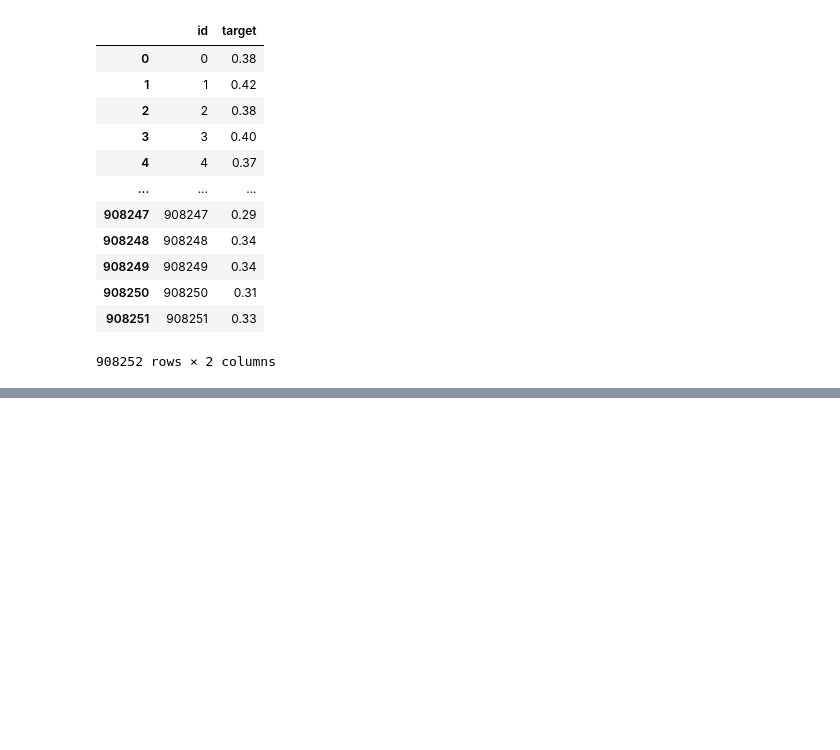
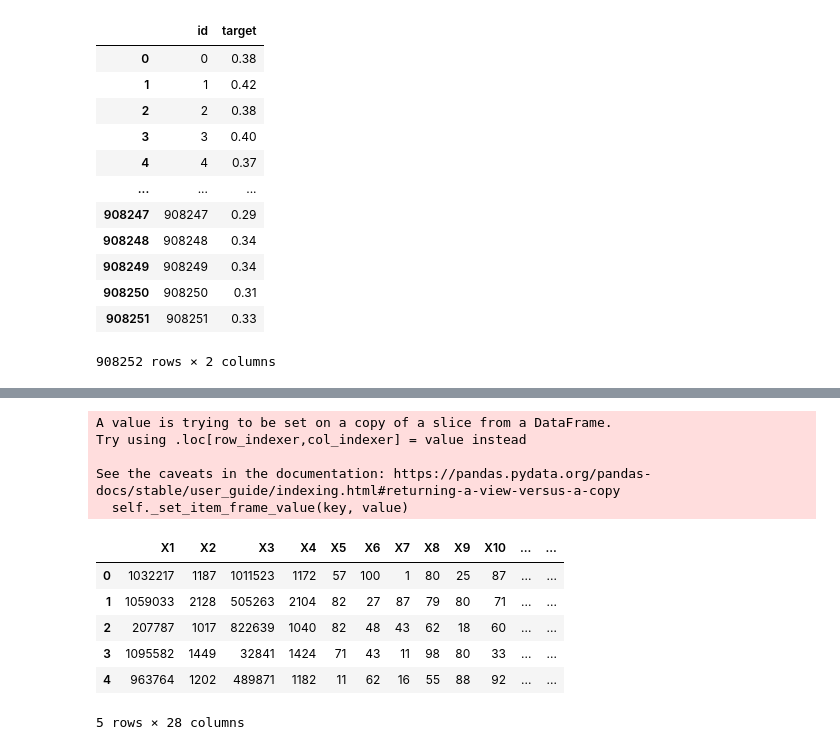
Before and after one commit to Yuriy-Kanygin/Ozon-Games, a Jupyter notebook: Ozone Games.ipynb, the cells around one changed output, grey strips where cells are left out. Cells and saved outputs as stored; diff of their text form; code cells hidden in the pictures; blank space fills up the shorter version.

```diff
--- a/Ozone Games.ipynb
+++ b/Ozone Games.ipynb
@@ -97,0 +109,4 @@ ans.to_csv('submission.csv',index=False)
+# %%
+data = pd.read_csv('train.csv')
+data.dropna()
+data.head()
@@ -97,0 +123,9 @@ ans.to_csv('submission.csv',index=False)
+# %%
+target_encoder_X2 = TargetEncoder(smoothing=0.2)
+target_encoder_X2.fit(data['X2'], data['target'])
+
+target_encoder_X4 = TargetEncoder(smoothing=0.2)
+target_encoder_X4.fit(data['X4'], data['target'])
+
+data['X2'] = target_encoder_X2.transform(data['X2'])
+data['X4'] = target_encoder_X4.transform(data['X4'])
@@ -97,0 +151,3 @@ ans.to_csv('submission.csv',index=False)
+# %%
+data_test = pd.read_csv('test.csv')
+data_test.head()
@@ -97,0 +162,23 @@ ans.to_csv('submission.csv',index=False)
+# %%
+X_final_test = data_test.loc[:, 'X0':'X21']
+
+X_final_test['X2'] = target_encoder_X2.transform(X_final_test['X2'])
+X_final_test['X4'] = target_encoder_X4.transform(X_final_test['X4'])
+
+dummies_X0 = pd.get_dummies(X_final_test['X0'])
+X_final_test = pd.concat([X_final_test, dummies_X0], axis=1)
+X_final_test = X_final_test.loc[:, 'X1':]
+X_final_test.head()
+# %% [output]
+A value is trying to be set on a copy of a slice from a DataFrame.
+Try using .loc[row_indexer,col_indexer] = value instead
+
+See the caveats in the documentation: https://pandas.pydata.org/pandas-docs/stable/user_guide/indexing.html#returning-a-view-versus-a-copy
+  self._set_item_frame_value(key, value)
+|  | X1 | X2 | X3 | X4 | X5 | X6 | X7 | X8 | X9 | X10 | ... | ... |
+| 0 | 1032217 | 1187 | 1011523 | 1172 | 57 | 100 | 1 | 80 | 25 | 87 | ... | ... |
+| 1 | 1059033 | 2128 | 505263 | 2104 | 82 | 27 | 87 | 79 | 80 | 71 | ... | ... |
+| 2 | 207787 | 1017 | 822639 | 1040 | 82 | 48 | 43 | 62 | 18 | 60 | ... | ... |
+| 3 | 1095582 | 1449 | 32841 | 1424 | 71 | 43 | 11 | 98 | 80 | 33 | ... | ... |
+| 4 | 963764 | 1202 | 489871 | 1182 | 11 | 62 | 16 | 55 | 88 | 92 | ... | ... |
+5 rows × 28 columns
```
Also changed, not shown: parts of 17 cells of this notebook, 1 other file.
